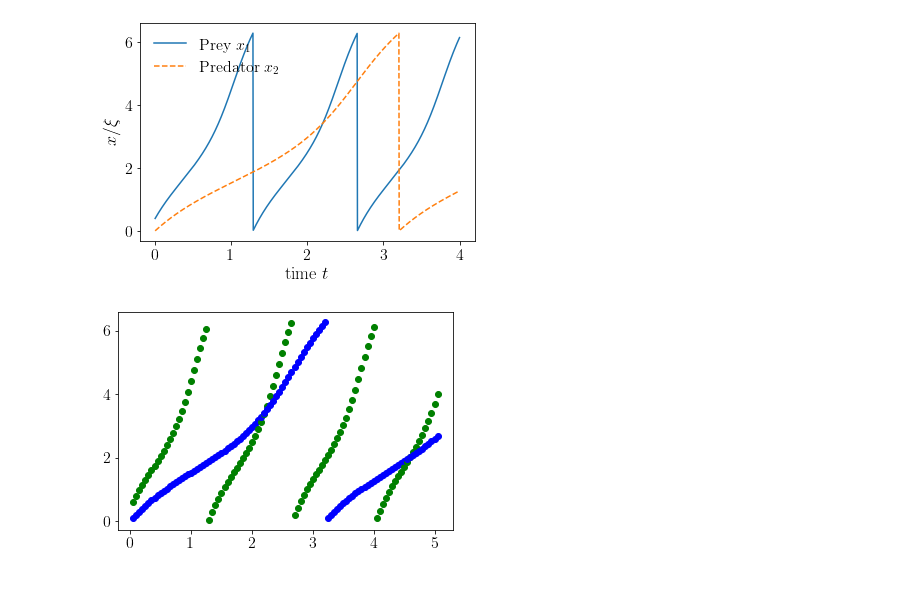
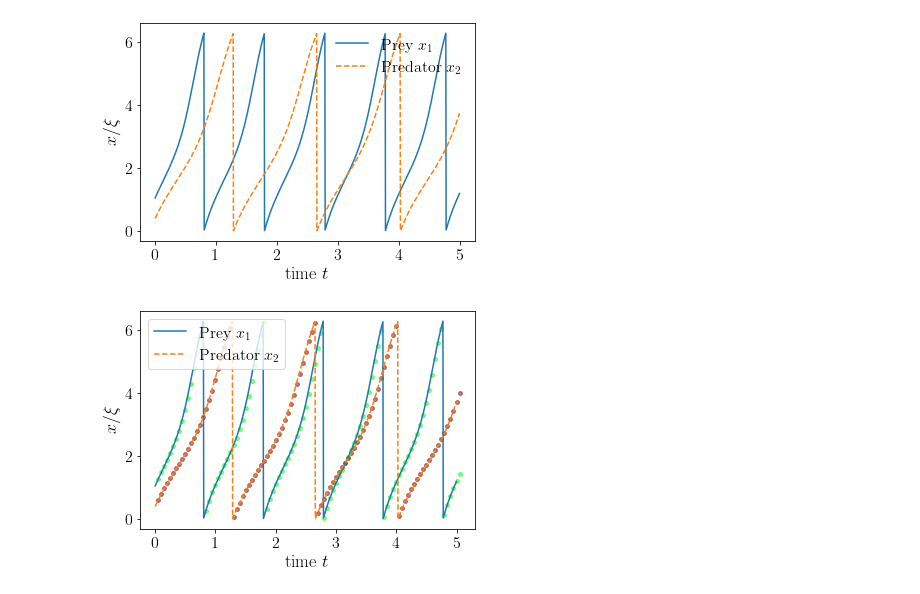
Before and after one commit to hawkerfriedrice/PredPreyDynamicsPeriodicBoundary, a Jupyter notebook: Trajectorial_analytical_and_numerical.ipynb, the cells around one changed output. Saved outputs shown, nothing was run; the diff lists cells and outputs as text; code cells hidden in the pictures.

```diff
--- a/Trajectorial_analytical_and_numerical.ipynb
+++ b/Trajectorial_analytical_and_numerical.ipynb
@@ -58,14 +58,14 @@ def x2_sol(t,m2,v2,xs2):
 ##1
 #v1>v2, a1>a2
 
-l_x1=np.pi/8
-l_x2=0
+l_x1=np.pi/3
+l_x2=np.pi/8
 
-l_m1=2
-l_v1=5
-l_m2=1
-l_v2=2.2
-l_time=np.linspace(0.0,4.0,1000)
+l_m1=3
+l_v1=7
+l_m2=2
+l_v2=5
+l_time=np.linspace(0.0,5.0,1000)
 
 xs1 = x1_sol(l_time,l_m1,l_v1,l_x1)
 xs2 = x2_sol(l_time,l_m2,l_v2,l_x2)
@@ -89,35 +89,44 @@ plt.xlabel("time $t$")
 plt.ylabel("$x/\\xi$")
 plt.show()
 # %% [output]
-[figure, old version]
+[figure, new version]
 # %%
 dt=0.05
 ntimes=100
 maxt=5
 # %%
-x1= np.pi/8
-x2= 0
+plt.plot(l_time, xs1, label="Prey $x_1$")
+plt.plot(l_time, xs2, "--", label="Predator $x_2$")
+
+x1= np.pi/3
+x2= np.pi/8
 time=0.0
-m1=2
-v1=5
-m2=1
-v2=2.2
+m1=3
+v1=7
+m2=2
+v2=5
 while( time<maxt ):
     x1 += (v1 - m1*np.sin(x1))*dt
     x2 += (v2 - m2*np.sin(x2))*dt
     time+=dt
 
     if x1>2*np.pi:
         x1 -= 2*np.pi
     if x2>2*np.pi:
         x2 -= 2*np.pi
     if x1<0:
         x1 += 2*np.pi
     if x2<0:
         x2 += 2*np.pi
 
-    plt.scatter(time,x1,c="green")
-    plt.scatter(time,x2,c="blue")
+    plt.scatter(time,x1,s=15,c="lime",alpha=0.5)
+    plt.scatter(time,x2,s=15,c="maroon",alpha=0.5)
+
+
+
+plt.legend(loc="upper left")
+plt.xlabel("time $t$")
+plt.ylabel("$x/\\xi$")
 plt.show()
 # %% [output]
-[figure, old version]
+[figure, new version]
```
Also changed, not shown: parts of 1 cell of this notebook, 17 other files.
